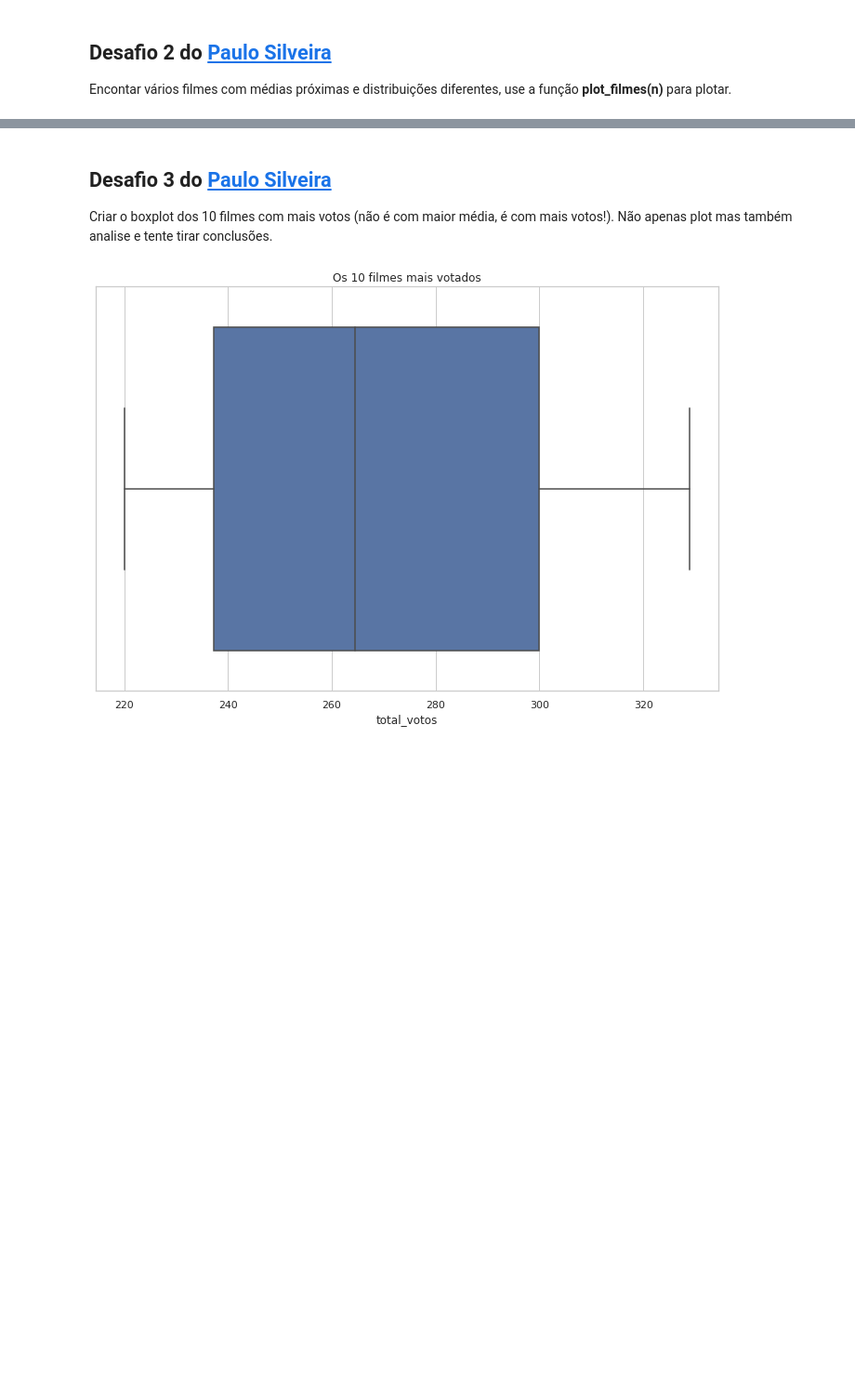
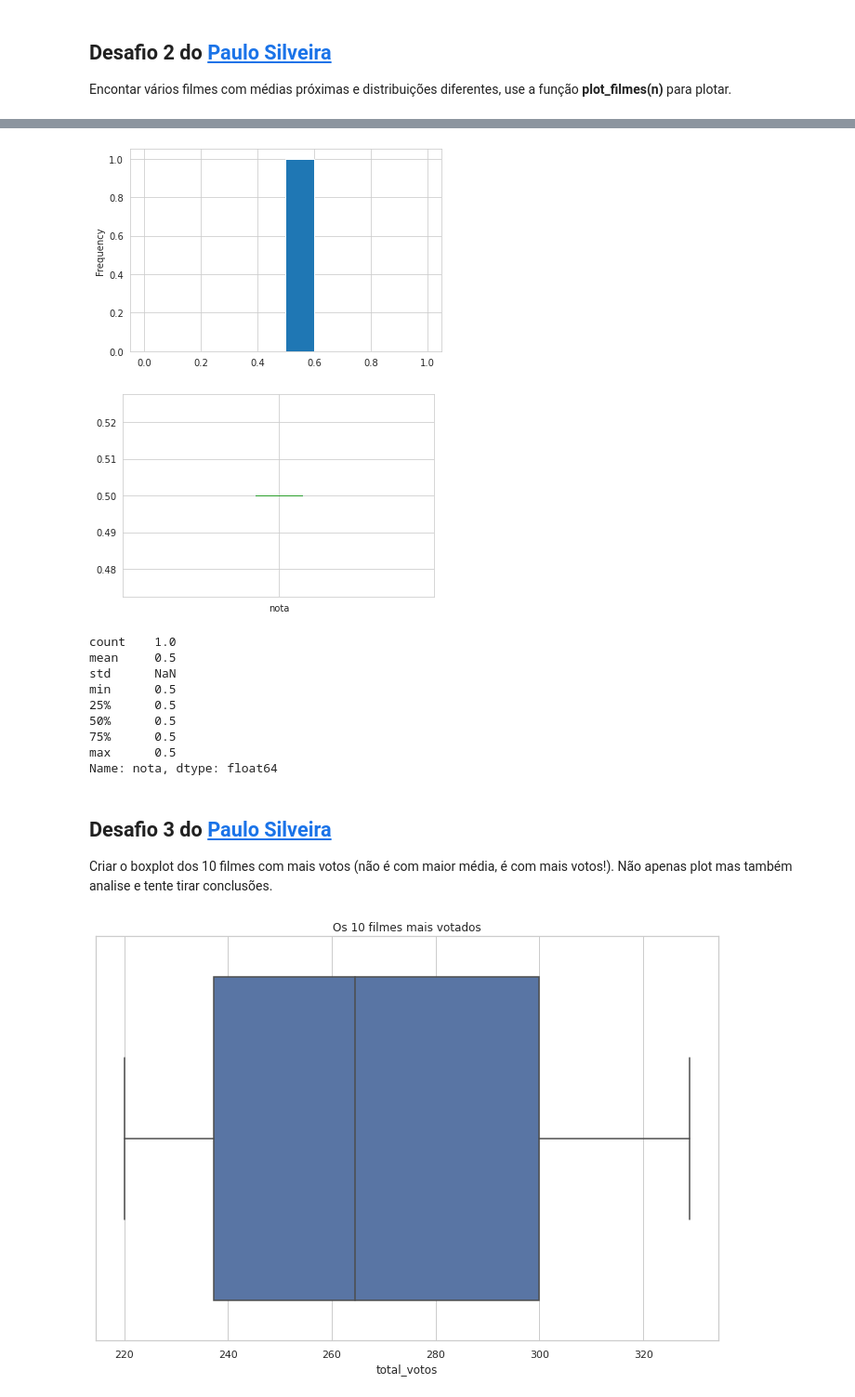
Before and after one commit to itimes-digital/quarentena-dados-alura, a Jupyter notebook: QuarentenaDados_aula02.ipynb, the cells around one changed output, grey strips where cells are left out. Shown at 93% size. Drawn from its saved outputs; the diff is of its cells as text; code cells hidden in the pictures; blank space fills up the shorter version.

```diff
--- a/QuarentenaDados_aula02.ipynb
+++ b/QuarentenaDados_aula02.ipynb
@@ -861,3 +861,17 @@ Encontar vários filmes com médias próximas e distribuições diferentes, use
+# %%
+plot_filme(5700)
+# %% [output]
+[figure, added]
+[figure, added]
+count    1.0
+mean     0.5
+std      NaN
+min      0.5
+25%      0.5
+50%      0.5
+75%      0.5
+max      0.5
+Name: nota, dtype: float64
 # %% [markdown]
 ## Desafio 3 do [Paulo Silveira](https://twitter.com/paulo_caelum)
 
```
Also changed, not shown: parts of 12 cells of this notebook.
